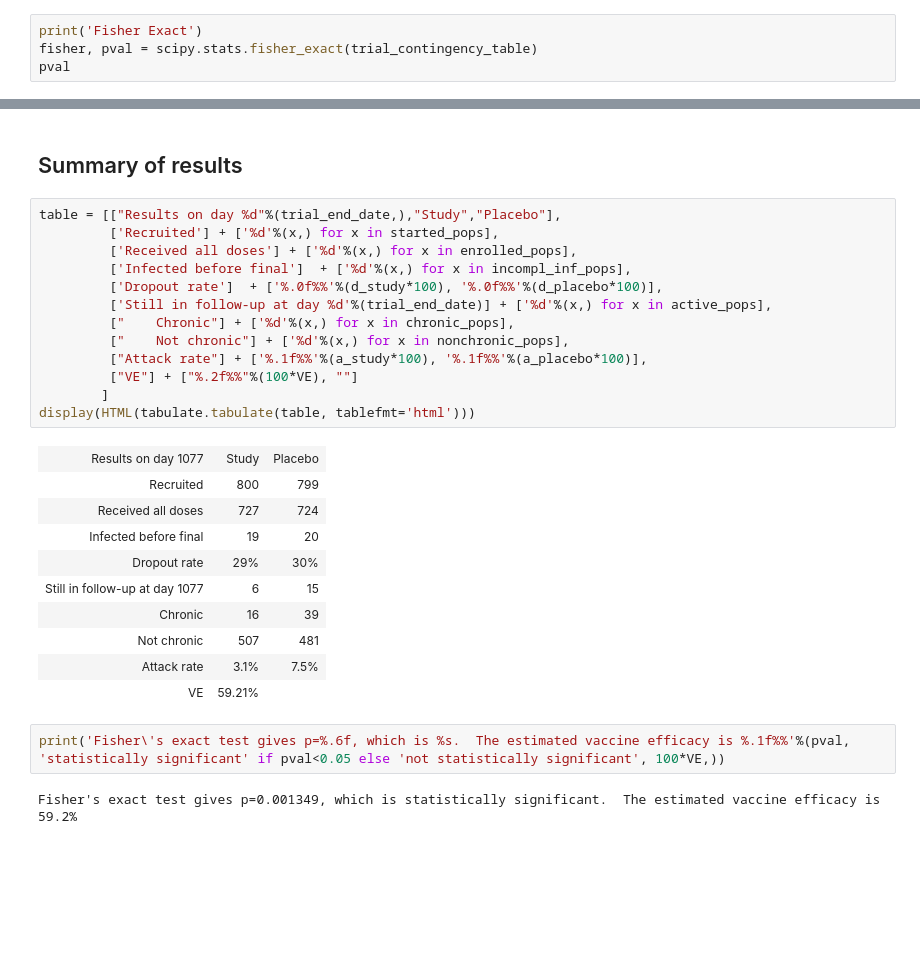
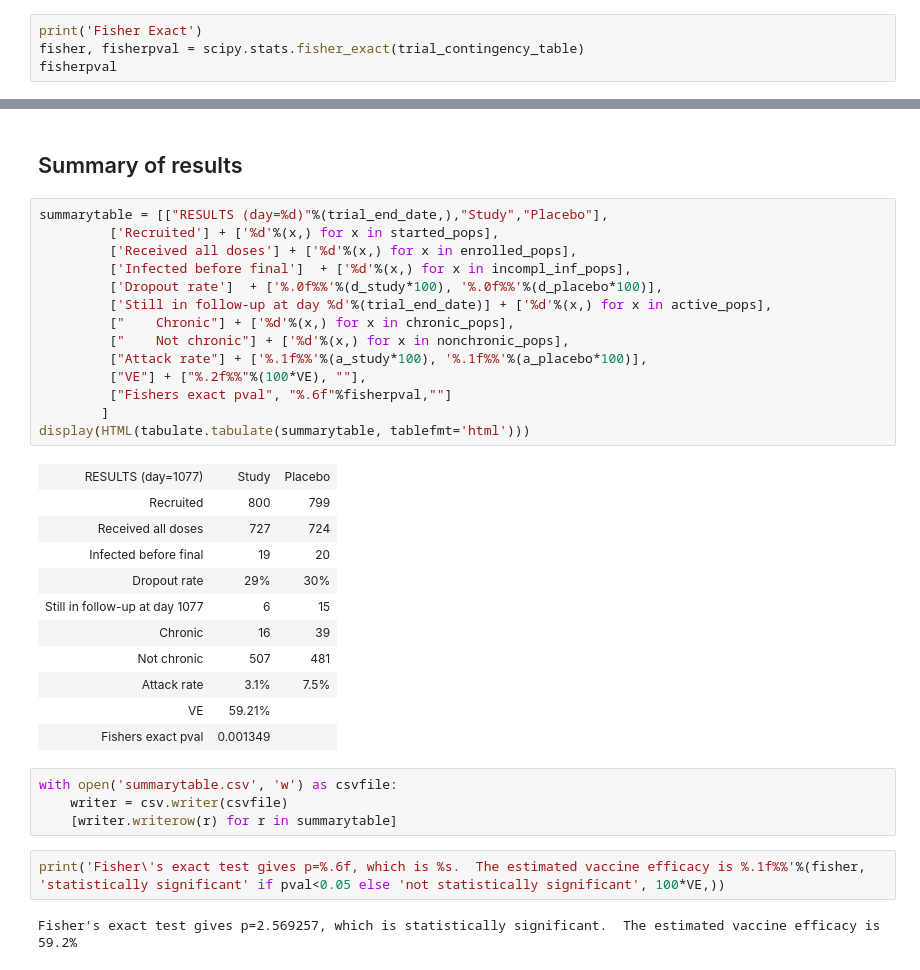
Before and after one commit to sashagutfraind/apk, a Jupyter notebook: code/scripts/trial_analysis_improved.ipynb, the cells around one changed output, grey strips where cells are left out. Drawn from its saved outputs; the diff is of its cells as text; blank space fills up the shorter version.

Commit message:
latest trial analysis code

```diff
--- a/code/scripts/trial_analysis_improved.ipynb
+++ b/code/scripts/trial_analysis_improved.ipynb
@@ -260,8 +260,8 @@ chi2, pvalchisq, dof, expected = scipy.stats.chi2_contingency(trial_contingency_
 Chi-square
 # %%
 print('Fisher Exact')
-fisher, pval = scipy.stats.fisher_exact(trial_contingency_table)
-pval
+fisher, fisherpval = scipy.stats.fisher_exact(trial_contingency_table)
+fisherpval
 # %% [output]
 Fisher Exact
 0.0013485834331594183
@@ -288,20 +288,21 @@ VE = 1 - (a_study/a_placebo)
 # %% [markdown]
 ## Summary of results
 # %%
-table = [["Results on day %d"%(trial_end_date,),"Study","Placebo"],
+summarytable = [["RESULTS (day=%d)"%(trial_end_date,),"Study","Placebo"],
          ['Recruited'] + ['%d'%(x,) for x in started_pops],
          ['Received all doses'] + ['%d'%(x,) for x in enrolled_pops],
          ['Infected before final']  + ['%d'%(x,) for x in incompl_inf_pops],
          ['Dropout rate']  + ['%.0f%%'%(d_study*100), '%.0f%%'%(d_placebo*100)],
          ['Still in follow-up at day %d'%(trial_end_date)] + ['%d'%(x,) for x in active_pops],
          ["    Chronic"] + ['%d'%(x,) for x in chronic_pops],
          ["    Not chronic"] + ['%d'%(x,) for x in nonchronic_pops],
          ["Attack rate"] + ['%.1f%%'%(a_study*100), '%.1f%%'%(a_placebo*100)],
-         ["VE"] + ["%.2f%%"%(100*VE), ""]
+         ["VE"] + ["%.2f%%"%(100*VE), ""],
+         ["Fishers exact pval", "%.6f"%fisherpval,""]
         ]
-display(HTML(tabulate.tabulate(table, tablefmt='html')))
+display(HTML(tabulate.tabulate(summarytable, tablefmt='html')))
 # %% [output]
-| Results on day 1077 | Study | Placebo |
+| RESULTS (day=1077) | Study | Placebo |
 | Recruited | 800 | 799 |
 | Received all doses | 727 | 724 |
 | Infected before final | 19 | 20 |
@@ -311,7 +312,12 @@ display(HTML(tabulate.tabulate(table, tablefmt='html')))
 | Not chronic | 507 | 481 |
 | Attack rate | 3.1% | 7.5% |
 | VE | 59.21% |  |
+| Fishers exact pval | 0.001349 |  |
+# %%
+with open('summarytable.csv', 'w') as csvfile:
+    writer = csv.writer(csvfile)
+    [writer.writerow(r) for r in summarytable]
 # %%
-print('Fisher\'s exact test gives p=%.6f, which is %s.  The estimated vaccine efficacy is %.1f%%'%(pval, 'statistically significant' if pval<0.05 else 'not statistically significant', 100*VE,))
+print('Fisher\'s exact test gives p=%.6f, which is %s.  The estimated vaccine efficacy is %.1f%%'%(fisher, 'statistically significant' if pval<0.05 else 'not statistically significant', 100*VE,))
 # %% [output]
-Fisher's exact test gives p=0.001349, which is statistically significant.  The estimated vaccine efficacy is 59.2%
+Fisher's exact test gives p=2.569257, which is statistically significant.  The estimated vaccine efficacy is 59.2%
```
Also changed, not shown: parts of 1 cell of this notebook, 1 other file.
